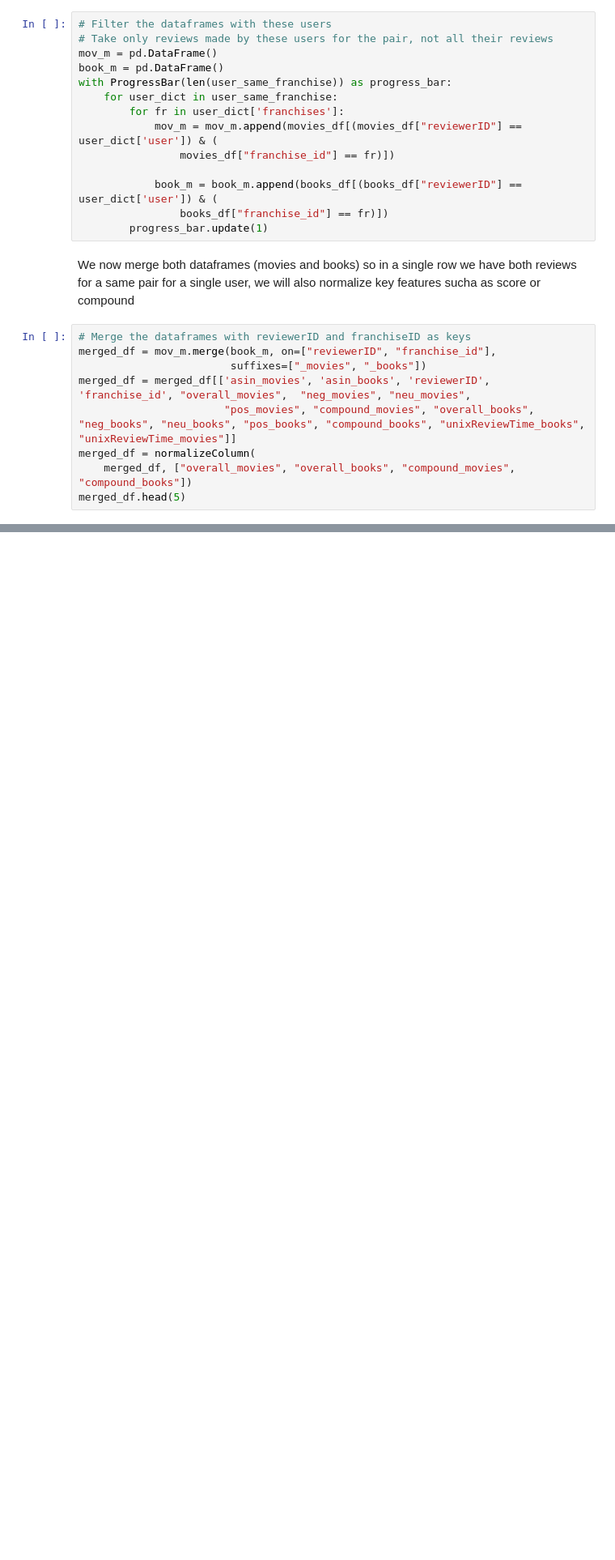
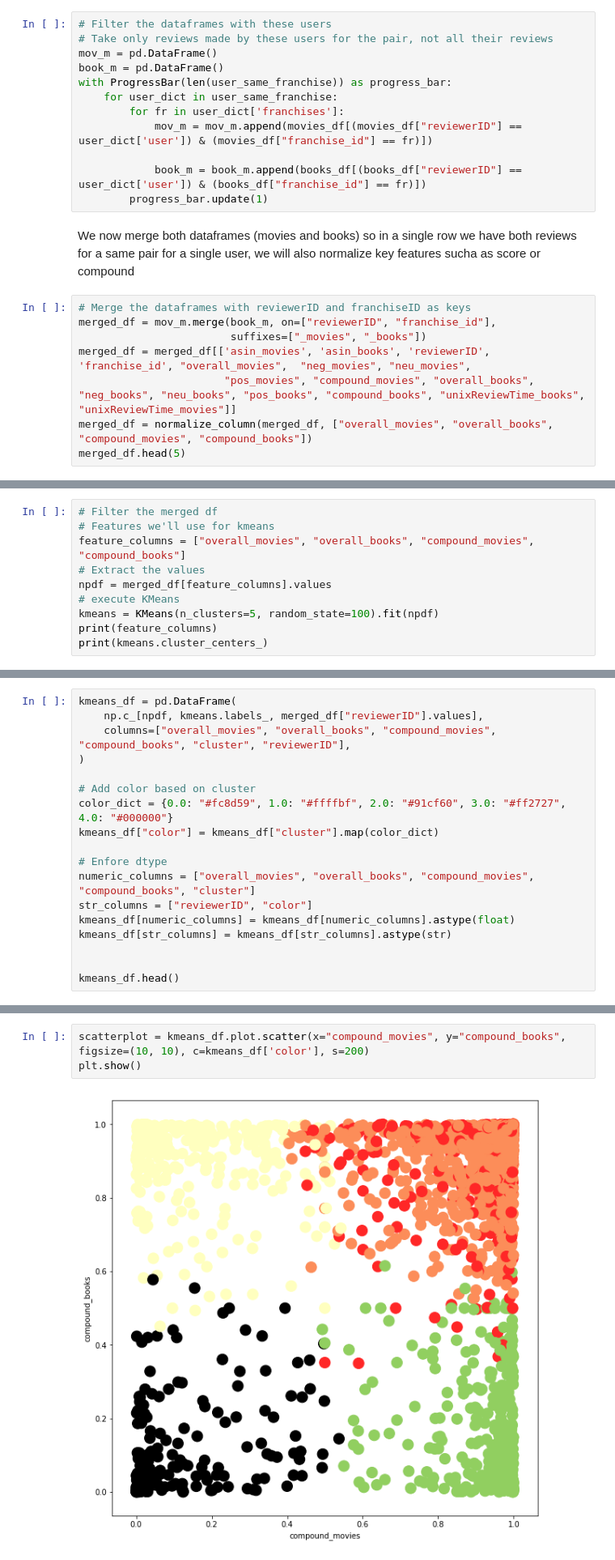
Before and after one commit to ImLemni/ada-epfl, a Jupyter notebook: project/Milestone2.ipynb, the cells around one changed output, grey strips where cells are left out. Shown at 81% size. Saved outputs shown, nothing was run; the diff lists cells and outputs as text; blank space fills up the shorter version.

```diff
--- a/project/Milestone2.ipynb
+++ b/project/Milestone2.ipynb
@@ -1057,11 +1060,9 @@ book_m = pd.DataFrame()
 with ProgressBar(len(user_same_franchise)) as progress_bar:
     for user_dict in user_same_franchise:
         for fr in user_dict['franchises']:
-            mov_m = mov_m.append(movies_df[(movies_df["reviewerID"] == user_dict['user']) & (
-                movies_df["franchise_id"] == fr)])
+            mov_m = mov_m.append(movies_df[(movies_df["reviewerID"] == user_dict['user']) & (movies_df["franchise_id"] == fr)])
 
-            book_m = book_m.append(books_df[(books_df["reviewerID"] == user_dict['user']) & (
-                books_df["franchise_id"] == fr)])
+            book_m = book_m.append(books_df[(books_df["reviewerID"] == user_dict['user']) & (books_df["franchise_id"] == fr)])
         progress_bar.update(1)
 # %% [markdown]
 We now merge both dataframes (movies and books) so in a single row we have both reviews for a same pair for a single user, we will also normalize key features sucha as score or compound
@@ -1071,8 +1072,7 @@ merged_df = mov_m.merge(book_m, on=["reviewerID", "franchise_id"],
                         suffixes=["_movies", "_books"])
 merged_df = merged_df[['asin_movies', 'asin_books', 'reviewerID', 'franchise_id', "overall_movies",  "neg_movies", "neu_movies",
                        "pos_movies", "compound_movies", "overall_books", "neg_books", "neu_books", "pos_books", "compound_books", "unixReviewTime_books", "unixReviewTime_movies"]]
-merged_df = normalizeColumn(
-    merged_df, ["overall_movies", "overall_books", "compound_movies", "compound_books"])
+merged_df = normalize_column(merged_df, ["overall_movies", "overall_books", "compound_movies", "compound_books"])
 merged_df.head(5)
 # %% [output]
 |  | asin_movies | asin_books | reviewerID | franchise_id | overall_movies | neg_movies | neu_movies | pos_movies | ... |
@@ -1302,0 +1094,10 @@ People buying all or a majority of products linked to the same franchise_id
+# %%
+# Filter the merged df
+# Features we'll use for kmeans
+feature_columns = ["overall_movies", "overall_books", "compound_movies", "compound_books"]
+# Extract the values
+npdf = merged_df[feature_columns].values
+# execute KMeans
+kmeans = KMeans(n_clusters=5, random_state=100).fit(npdf)
+print(feature_columns)
+print(kmeans.cluster_centers_)
@@ -1302,0 +1118,18 @@ People buying all or a majority of products linked to the same franchise_id
+# %%
+kmeans_df = pd.DataFrame(
+    np.c_[npdf, kmeans.labels_, merged_df["reviewerID"].values],
+    columns=["overall_movies", "overall_books", "compound_movies", "compound_books", "cluster", "reviewerID"],
+)
+
+# Add color based on cluster
+color_dict = {0.0: "#fc8d59", 1.0: "#ffffbf", 2.0: "#91cf60", 3.0: "#ff2727", 4.0: "#000000"}
+kmeans_df["color"] = kmeans_df["cluster"].map(color_dict)
+
+# Enfore dtype
+numeric_columns = ["overall_movies", "overall_books", "compound_movies", "compound_books", "cluster"]
+str_columns = ["reviewerID", "color"]
+kmeans_df[numeric_columns] = kmeans_df[numeric_columns].astype(float)
+kmeans_df[str_columns] = kmeans_df[str_columns].astype(str)
+
+
+kmeans_df.head()
@@ -1302,0 +1158,5 @@ People buying all or a majority of products linked to the same franchise_id
+# %%
+scatterplot = kmeans_df.plot.scatter(x="compound_movies", y="compound_books", figsize=(10, 10), c=kmeans_df['color'], s=200)
+plt.show()
+# %% [output]
+[figure, added]
```
Also changed, not shown: parts of 98 cells of this notebook, 1 other file.
